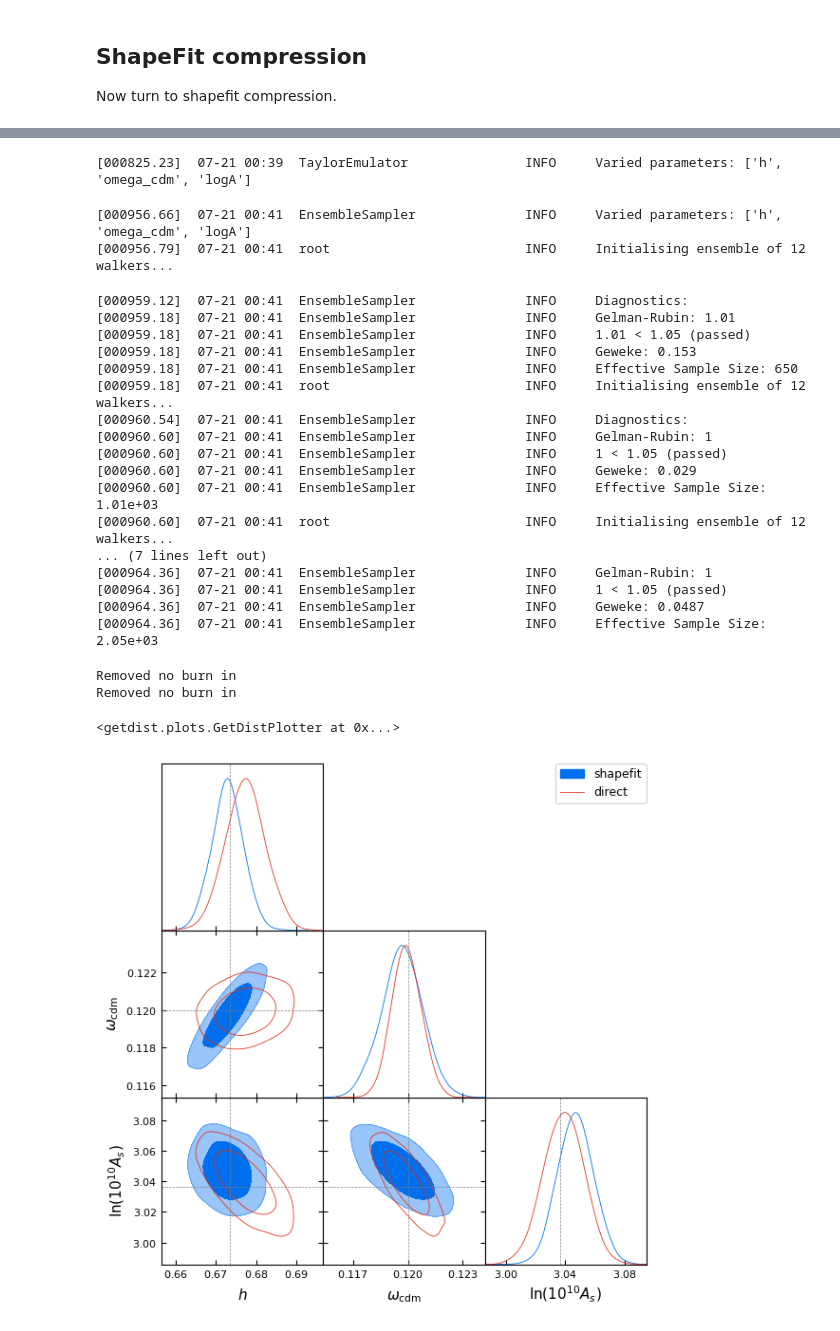
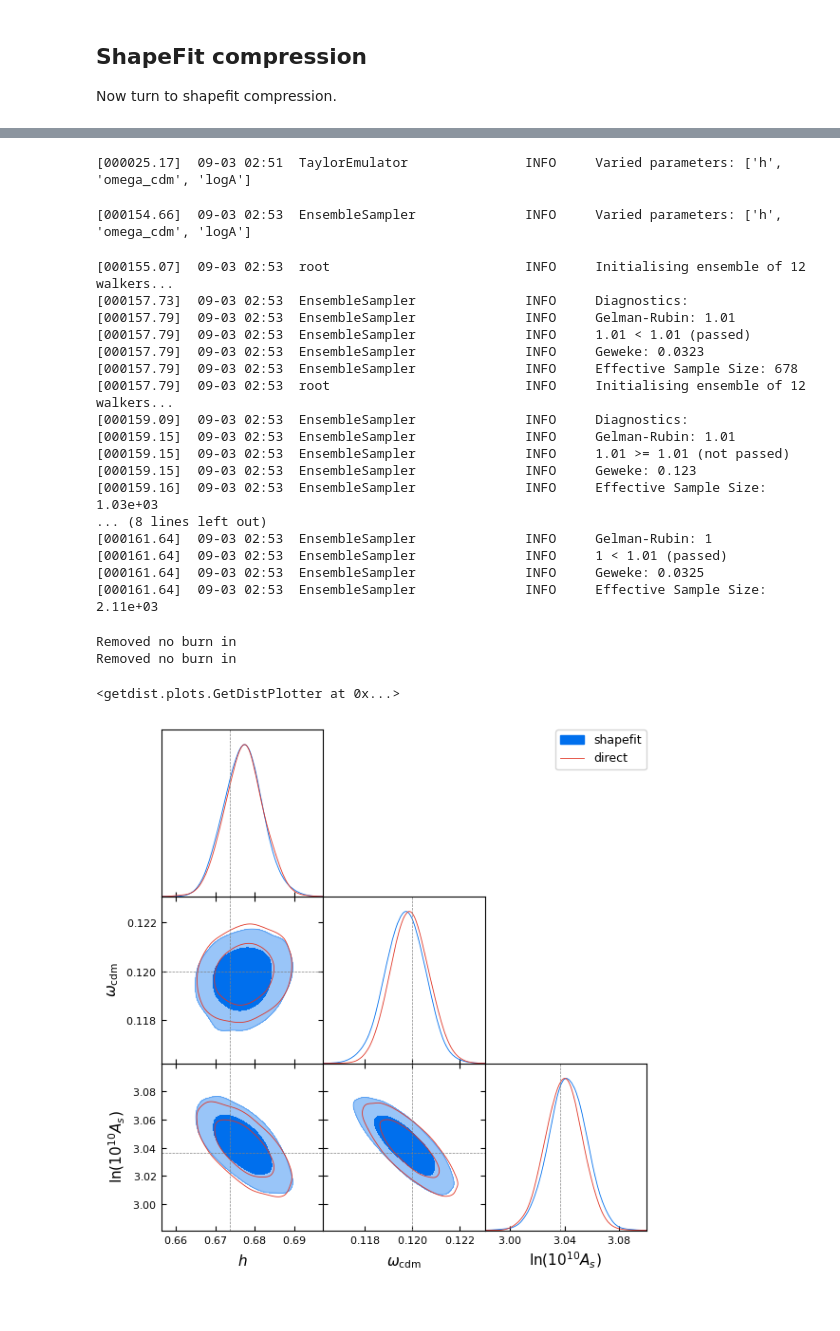
Before and after one commit to cosmodesi/desilike, a Jupyter notebook: nb/compression_examples.ipynb, the cells around one changed output, grey strips where cells are left out. Saved outputs shown, nothing was run; the diff lists cells and outputs as text; code cells hidden in the pictures.

Commit message:
Fixed kp * s bug in shapefit and reran example notebooks. Shapefit now reproduces full modeling

```diff
--- a/nb/compression_examples.ipynb
+++ b/nb/compression_examples.ipynb
@@ -77,6 +302,6 @@ Now turn to shapefit compression.
 # %%
-from desilike.observables.galaxy_clustering import ShapeFitCompressionObservable
-
+#from desilike.observables.galaxy_clustering import ShapeFitCompressionObservable
+import numpy as np
 # Chain produced by fs_shapefit_examples.ipynb
 chain = MCSamples.read('_tests/chain_fs_shapefit/samples_1.h5').remove_burnin(0.3)
 
@@ -85,7 +310,10 @@ data = [chain.mean(param) for param in parameters]
 covariance = np.asarray(chain.covariance(parameters))
 observable = ShapeFitCompressionObservable(data=data, covariance=covariance, parameters=parameters, z=z, fiducial='DESI')
 params = get_params(observable)
-for name in ['omega_b', 'n_s']: params[name].update(fixed=True)
+params['omega_b'].update(fixed = True)
+params['n_s'].update(fixed = True)
+
+
 
 # A bit of emulation, to speed up inference (same pattern as the BAO section above)
 emulator = TaylorEmulator(compile(observable), order=3)
@@ -95,46 +323,47 @@ emulated.data = observable.data
 emulated.flatdata = observable.flatdata
 emulated.name = observable.name
 likelihood = ObservablesGaussianLikelihood(observables=[emulated], covariance=covariance)
+#likelihood = ObservablesGaussianLikelihood(observables=[observable], covariance=covariance)
 # %% [output]
-[000825.23]  07-21 00:39  TaylorEmulator               INFO     Varied parameters: ['h', 'omega_cdm', 'logA']
+[000025.17]  09-03 02:51  TaylorEmulator               INFO     Varied parameters: ['h', 'omega_cdm', 'logA']
 # %%
-from desilike.samplers import Zeus
+from desilike.samplers import Zeus, Emcee
 
 sampler = Sampler(compile(Posterior(likelihood)), kernel=Zeus(), rng=42)
-samples_shapefit = sampler.run(min_steps=1000, max_steps=3000, gelman_rubin=1.05)
+samples_shapefit = sampler.run(min_steps=1000, max_steps=3000, gelman_rubin=1.01)
 # %% [output]
-[000956.66]  07-21 00:41  EnsembleSampler              INFO     Varied parameters: ['h', 'omega_cdm', 'logA']
-[000956.79]  07-21 00:41  root                         INFO     Initialising ensemble of 12 walkers...
+[000154.66]  09-03 02:53  EnsembleSampler              INFO     Varied parameters: ['h', 'omega_cdm', 'logA']
-[000959.12]  07-21 00:41  EnsembleSampler              INFO     Diagnostics:
-[000959.18]  07-21 00:41  EnsembleSampler              INFO     Gelman-Rubin: 1.01
-[000959.18]  07-21 00:41  EnsembleSampler              INFO     1.01 < 1.05 (passed)
-[000959.18]  07-21 00:41  EnsembleSampler              INFO     Geweke: 0.153
-[000959.18]  07-21 00:41  EnsembleSampler              INFO     Effective Sample Size: 650
-[000959.18]  07-21 00:41  root                         INFO     Initialising ensemble of 12 walkers...
-[000960.54]  07-21 00:41  EnsembleSampler              INFO     Diagnostics:
-[000960.60]  07-21 00:41  EnsembleSampler              INFO     Gelman-Rubin: 1
-[000960.60]  07-21 00:41  EnsembleSampler              INFO     1 < 1.05 (passed)
-[000960.60]  07-21 00:41  EnsembleSampler              INFO     Geweke: 0.029
-[000960.60]  07-21 00:41  EnsembleSampler              INFO     Effective Sample Size: 1.01e+03
-[000960.60]  07-21 00:41  root                         INFO     Initialising ensemble of 12 walkers...
-... (7 lines left out)
-[000964.36]  07-21 00:41  EnsembleSampler              INFO     Gelman-Rubin: 1
-[000964.36]  07-21 00:41  EnsembleSampler              INFO     1 < 1.05 (passed)
-[000964.36]  07-21 00:41  EnsembleSampler              INFO     Geweke: 0.0487
-[000964.36]  07-21 00:41  EnsembleSampler              INFO     Effective Sample Size: 2.05e+03
+[000155.07]  09-03 02:53  root                         INFO     Initialising ensemble of 12 walkers...
+[000157.73]  09-03 02:53  EnsembleSampler              INFO     Diagnostics:
+[000157.79]  09-03 02:53  EnsembleSampler              INFO     Gelman-Rubin: 1.01
+[000157.79]  09-03 02:53  EnsembleSampler              INFO     1.01 < 1.01 (passed)
+[000157.79]  09-03 02:53  EnsembleSampler              INFO     Geweke: 0.0323
+[000157.79]  09-03 02:53  EnsembleSampler              INFO     Effective Sample Size: 678
+[000157.79]  09-03 02:53  root                         INFO     Initialising ensemble of 12 walkers...
+[000159.09]  09-03 02:53  EnsembleSampler              INFO     Diagnostics:
+[000159.15]  09-03 02:53  EnsembleSampler              INFO     Gelman-Rubin: 1.01
+[000159.15]  09-03 02:53  EnsembleSampler              INFO     1.01 >= 1.01 (not passed)
+[000159.15]  09-03 02:53  EnsembleSampler              INFO     Geweke: 0.123
+[000159.16]  09-03 02:53  EnsembleSampler              INFO     Effective Sample Size: 1.03e+03
+... (8 lines left out)
+[000161.64]  09-03 02:53  EnsembleSampler              INFO     Gelman-Rubin: 1
+[000161.64]  09-03 02:53  EnsembleSampler              INFO     1 < 1.01 (passed)
+[000161.64]  09-03 02:53  EnsembleSampler              INFO     Geweke: 0.0325
+[000161.64]  09-03 02:53  EnsembleSampler              INFO     Effective Sample Size: 2.11e+03
 # %%
 from desilike.samples import plotting
 
 chain_shapefit = samples_shapefit.remove_burnin(0.5)
 # Chain produced by fs_direct_examples.ipynb (omega_b and n_s fixed there, so it only shows
 # on the h/omega_cdm/logA subspace)
 chain_direct = MCSamples.read('_tests/chain_fs_direct/samples_1.h5').remove_burnin(0.5)
-plotting.plot_triangle([chain_shapefit, chain_direct], ['h', 'omega_cdm', 'logA', 'n_s'],
+plotting.plot_triangle([chain_shapefit, chain_direct],
                        filled=True, labels=['shapefit', 'direct'],
+                       params = ['omega_b', 'h', 'omega_cdm', 'n_s', 'logA'],
                        markers={'h': fiducial.h, 'omega_cdm': fiducial.Omega0_cdm * fiducial.h**2,
                                 'logA': np.log(10**10 * fiducial.A_s), 'n_s': fiducial.n_s})
 # %% [output]
 Removed no burn in
 Removed no burn in
 <getdist.plots.GetDistPlotter at 0x...>
-[figure, old version]
+[figure, new version]
```
Also changed, not shown: parts of 16 cells of this notebook, 3 other files.
